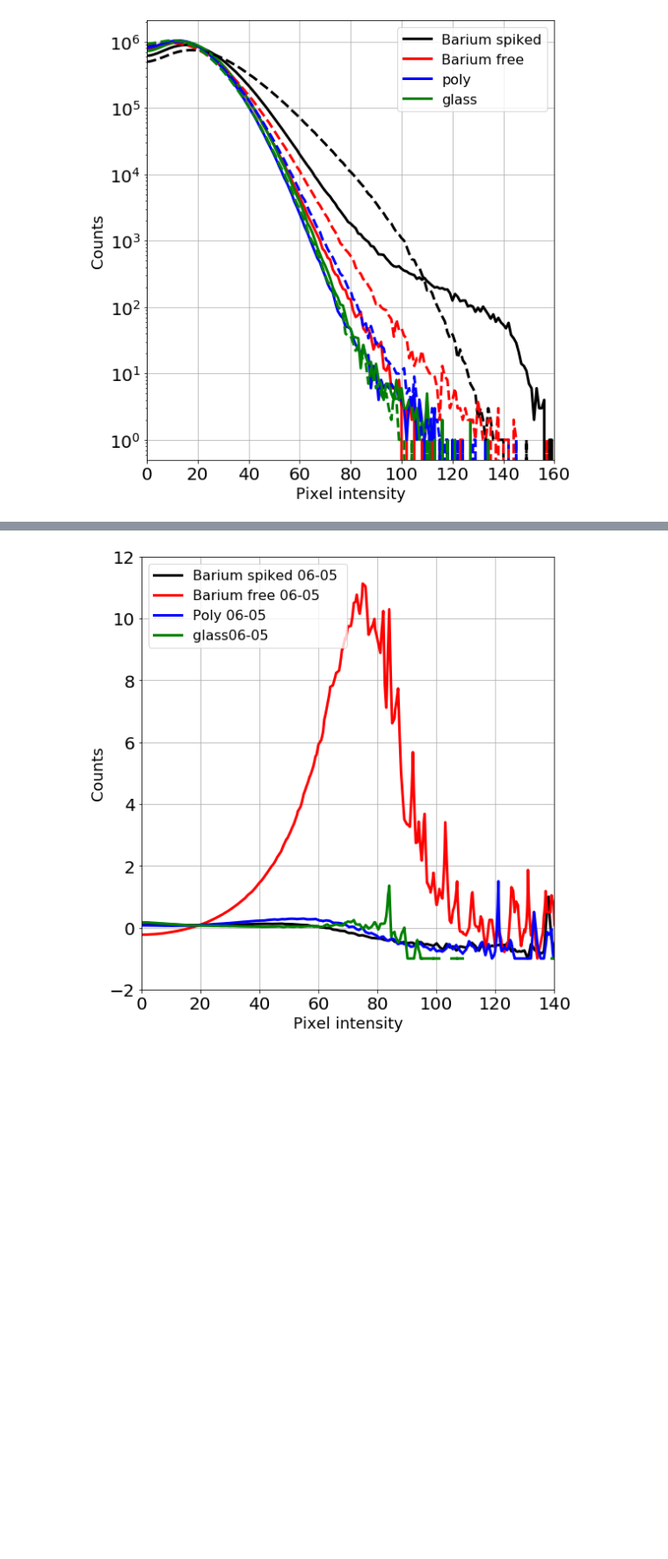
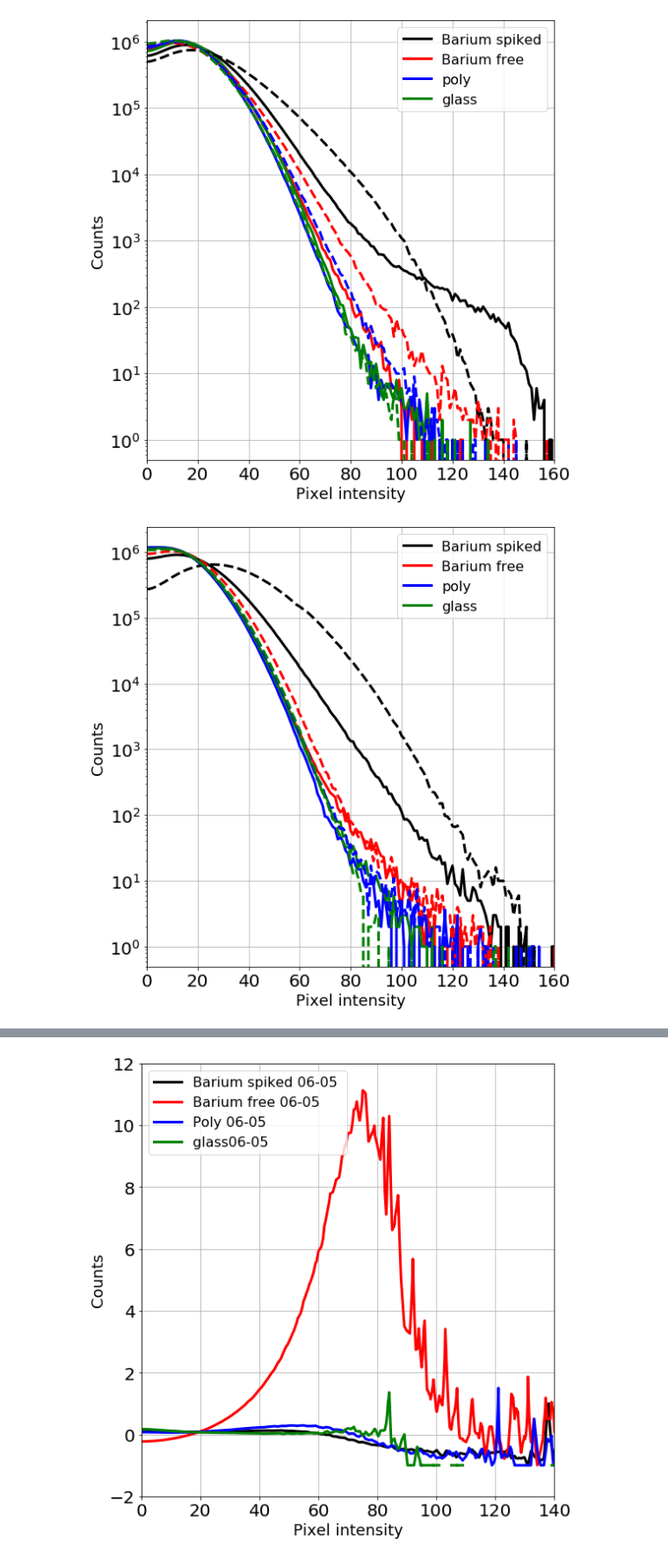
Before and after one commit to AustinMcDonald/slide-comp, a Jupyter notebook: Monos-hists-V5.ipynb, the cells around one changed output, grey strips where cells are left out. Shown at 88% size. Drawn from its saved outputs; the diff is of its cells as text; code cells hidden in the pictures; blank space fills up the shorter version.

```diff
--- a/Monos-hists-V5.ipynb
+++ b/Monos-hists-V5.ipynb
@@ -51,3 +51,41 @@ plt.tight_layout()
 plt.show()
 # %% [output]
 [figure]
+# %%
+ybaE6  = np.load("hist-Exp6-wba.npy")
+nbaE6  = np.load("hist-Exp6-woba.npy")
+glaE6  = np.load("hist-Exp6-glass.npy")
+polE6  = np.load("hist-Exp6-poly.npy")
+# %%
+ybaD6  = np.load("hist-Des6-wba.npy")
+nbaD6  = np.load("hist-Des6-woba.npy")
+glaD6  = np.load("hist-Des6-glass.npy")
+polD6  = np.load("hist-Des6-poly.npy")
+# %%
+plt.figure(figsize=(8,8))
+
+plt.plot(bincenters,ybaE6 ,color='k',label="Barium spiked",lw=3)
+plt.plot(bincenters,nbaE6 ,color='r',label="Barium free",lw=3)
+plt.plot(bincenters,polE6 ,color='b',label="poly",lw=3)
+plt.plot(bincenters,glaE6 ,color='g',label="glass",lw=3)
+
+
+plt.plot(bincenters,ybaD6 ,color='k',lw=3,linestyle='--')
+plt.plot(bincenters,nbaD6 ,color='r',lw=3,linestyle='--')
+plt.plot(bincenters,polD6 ,color='b',lw=3,linestyle='--')
+plt.plot(bincenters,glaD6 ,color='g',lw=3,linestyle='--')
+
+plt.legend(loc='upper right',fontsize=16)
+plt.xlabel('Pixel intensity',fontsize = 18)
+plt.ylabel('Counts',fontsize = 18)
+plt.xticks(fontsize = 20)
+plt.yticks(fontsize = 20)
+plt.xlim(0,160)
+plt.semilogy()
+plt.grid(True)
+plt.tight_layout()
+
+#plt.savefig('bar10.png',dpi=400)
+plt.show()
+# %% [output]
+[figure, added]
```
Also changed, not shown: parts of 4 cells of this notebook, 18 other files.
